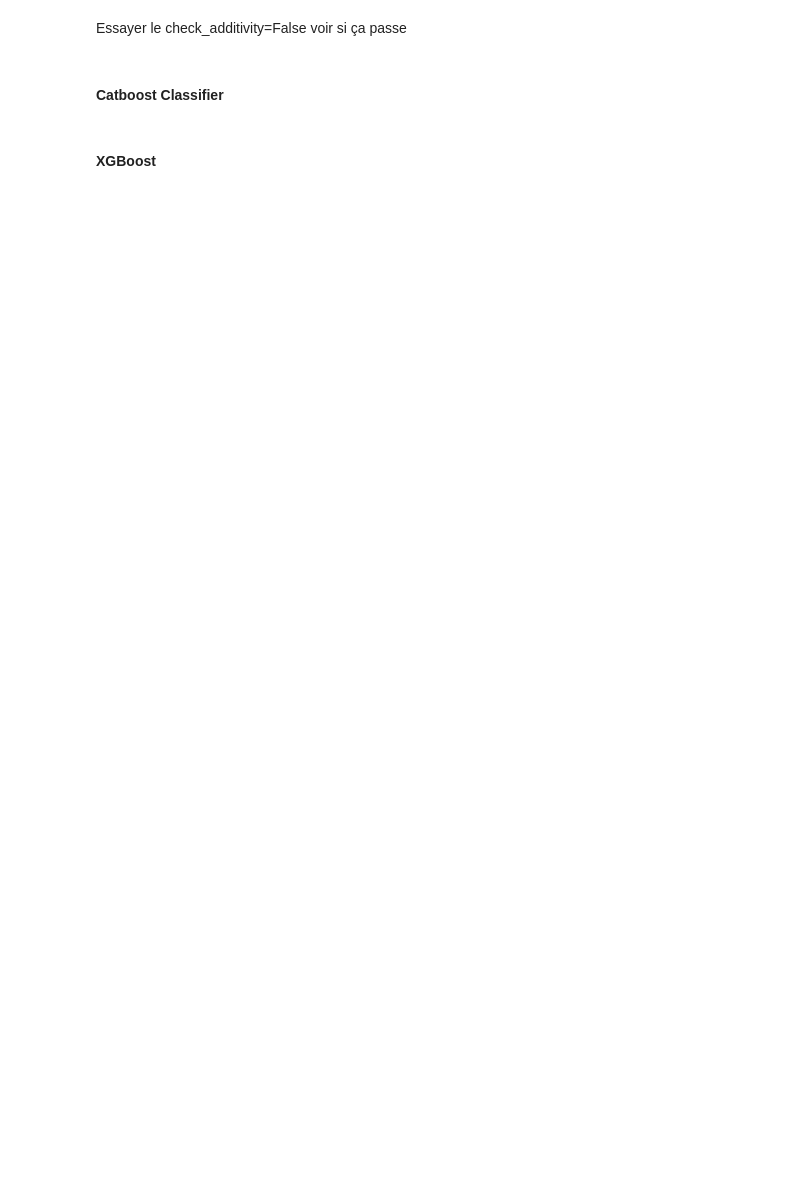
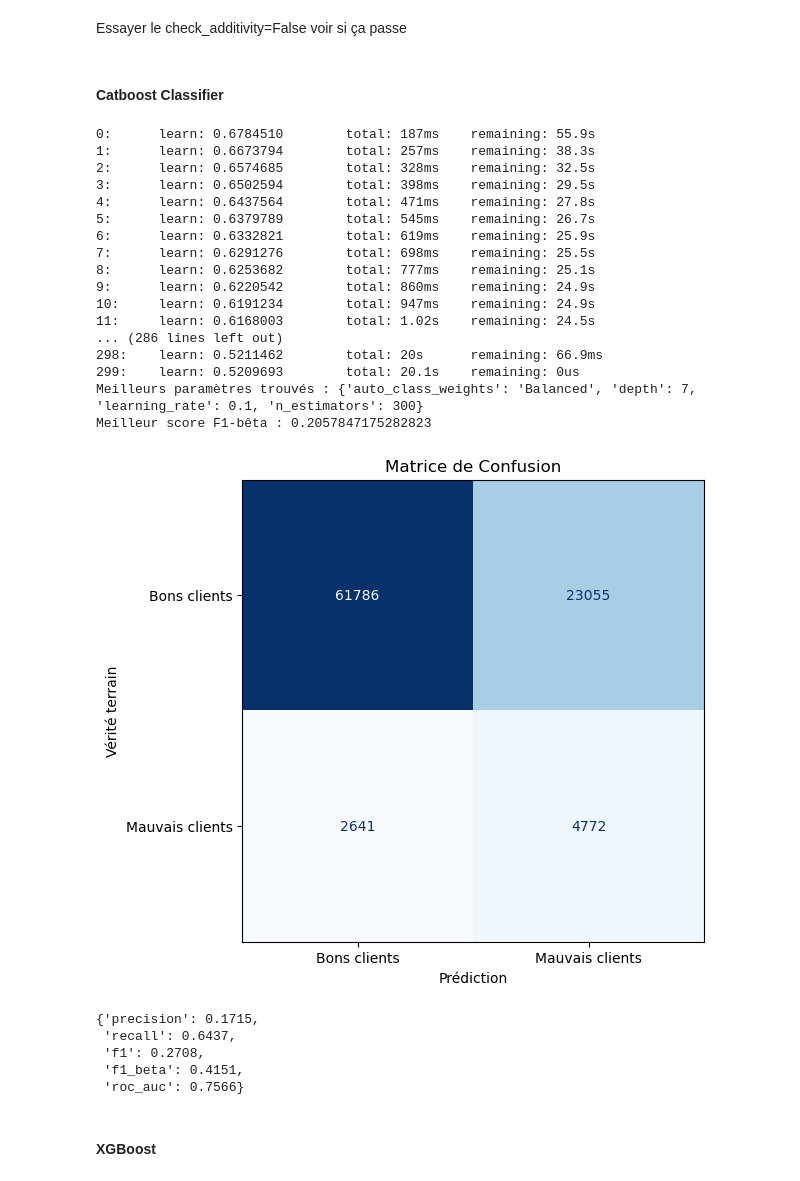
Before and after one commit to corentinlfi/Projet7, a Jupyter notebook: Scoring et classification.ipynb, the cells around one changed output. Cells and saved outputs as stored; diff of their text form; code cells hidden in the pictures; blank space fills up the shorter version.

```diff
--- a/Scoring et classification.ipynb
+++ b/Scoring et classification.ipynb
@@ -256,18 +269,42 @@ Essayer le check_additivity=False voir si ça passe
 # %%
 from catboost import CatBoostClassifier
 
 arguments_modele={}
 
 param_grid = {
     'depth': [3, 5, 7],
     'learning_rate': [0.01, 0.05, 0.1],
     'n_estimators': [100, 200, 300],
     "auto_class_weights":["Balanced"]
 }
 
-CatBoostClassifier_entraine = entrainementModeleAvecCV(CatBoostClassifier, arguments_modele, param_grid, 1.2)
+CatBoostClassifier_entraine = entrainementModeleAvecCV(CatBoostClassifier, arguments_modele, param_grid, 0.5)
 affichageResultatsModele(CatBoostClassifier_entraine)
-featureImportanceLocale(CatBoostClassifier_entraine, 0)
+#featureImportanceLocale(CatBoostClassifier_entraine, 0)
+# %% [output]
+0:      learn: 0.6784510        total: 187ms    remaining: 55.9s
+1:      learn: 0.6673794        total: 257ms    remaining: 38.3s
+2:      learn: 0.6574685        total: 328ms    remaining: 32.5s
+3:      learn: 0.6502594        total: 398ms    remaining: 29.5s
+4:      learn: 0.6437564        total: 471ms    remaining: 27.8s
+5:      learn: 0.6379789        total: 545ms    remaining: 26.7s
+6:      learn: 0.6332821        total: 619ms    remaining: 25.9s
+7:      learn: 0.6291276        total: 698ms    remaining: 25.5s
+8:      learn: 0.6253682        total: 777ms    remaining: 25.1s
+9:      learn: 0.6220542        total: 860ms    remaining: 24.9s
+10:     learn: 0.6191234        total: 947ms    remaining: 24.9s
+11:     learn: 0.6168003        total: 1.02s    remaining: 24.5s
+... (286 lines left out)
+298:    learn: 0.5211462        total: 20s      remaining: 66.9ms
+299:    learn: 0.5209693        total: 20.1s    remaining: 0us
+Meilleurs paramètres trouvés : {'auto_class_weights': 'Balanced', 'depth': 7, 'learning_rate': 0.1, 'n_estimators': 300}
+Meilleur score F1-bêta : 0.2057847175282823
+[figure, added]
+{'precision': 0.1715,
+ 'recall': 0.6437,
+ 'f1': 0.2708,
+ 'f1_beta': 0.4151,
+ 'roc_auc': 0.7566}
 # %% [markdown]
 #### XGBoost
 # %%
```
Also changed, not shown: parts of 4 cells of this notebook, 8 other files.
